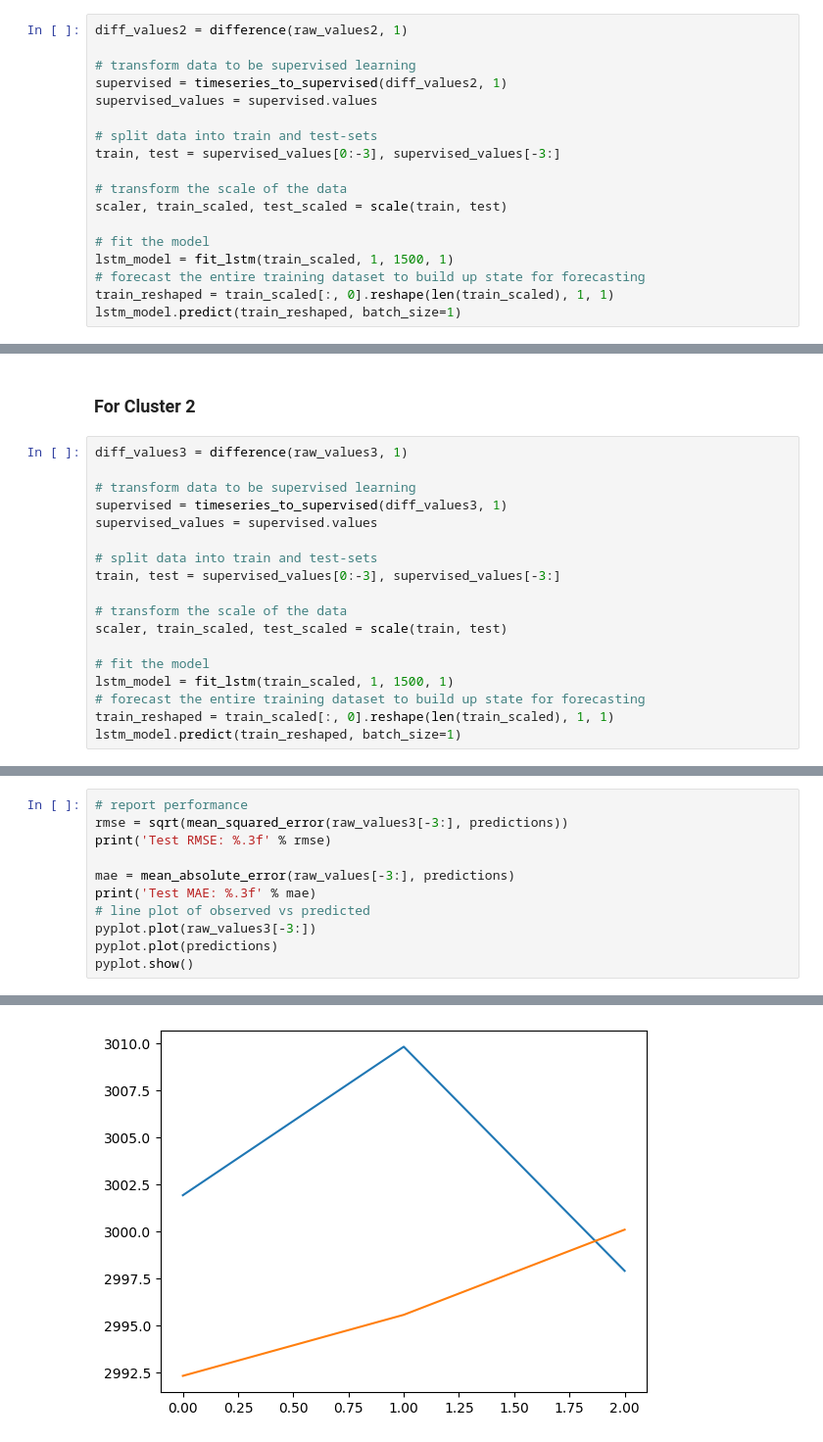
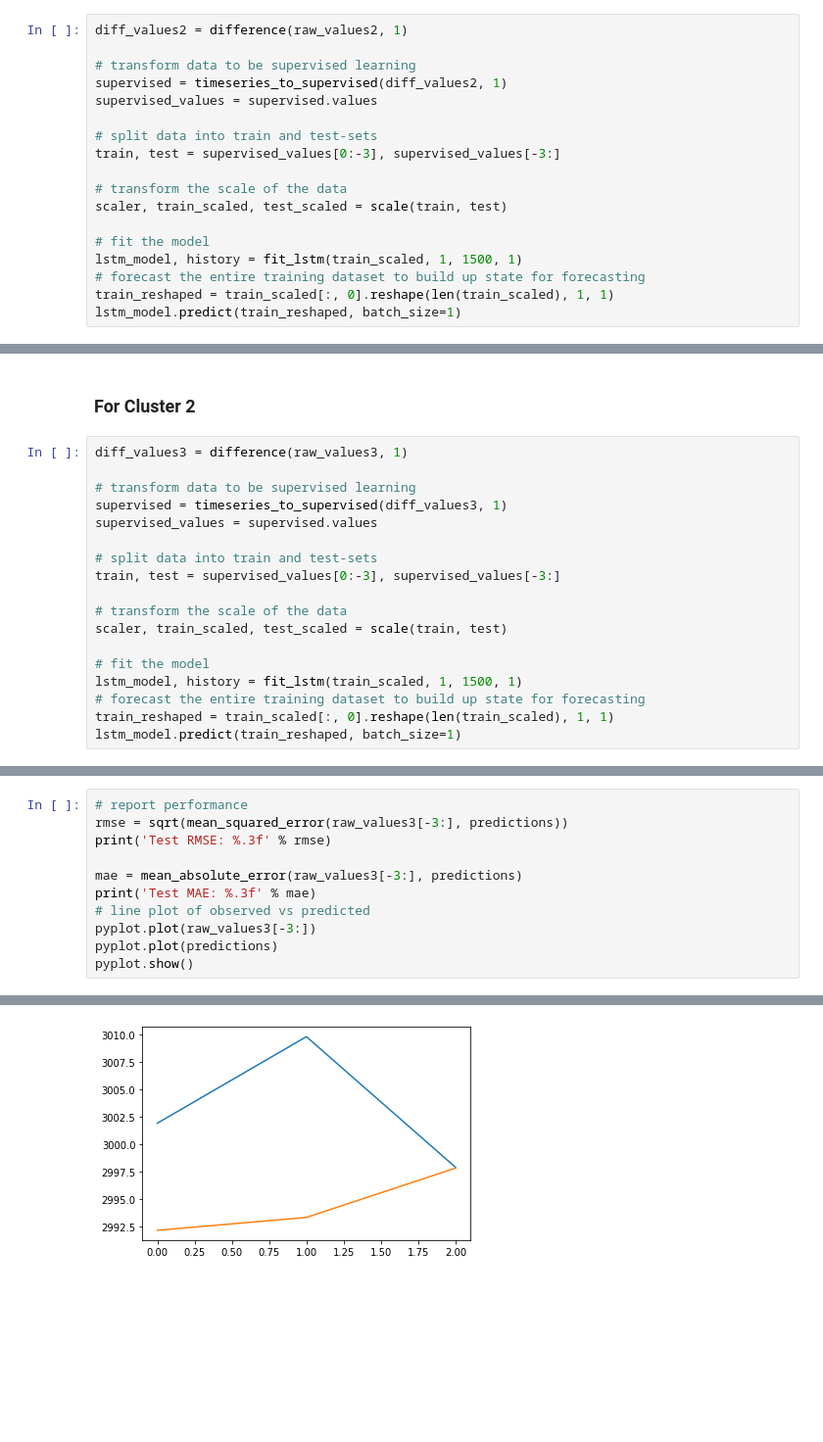
Before and after one commit to sam23121/energy_consumption, a Jupyter notebook: notebooks/time_series_with_LSTM2.ipynb, the cells around one changed output, grey strips where cells are left out. Shown at 98% size. Drawn from its saved outputs; the diff is of its cells as text; blank space fills up the shorter version.

```diff
--- a/notebooks/time_series_with_LSTM2.ipynb
+++ b/notebooks/time_series_with_LSTM2.ipynb
@@ -199,7 +200,7 @@ train, test = supervised_values[0:-3], supervised_values[-3:]
 scaler, train_scaled, test_scaled = scale(train, test)
 
 # fit the model
-lstm_model = fit_lstm(train_scaled, 1, 1500, 1)
+lstm_model, history = fit_lstm(train_scaled, 1, 1500, 1)
 # forecast the entire training dataset to build up state for forecasting
 train_reshaped = train_scaled[:, 0].reshape(len(train_scaled), 1, 1)
 lstm_model.predict(train_reshaped, batch_size=1)
@@ -274,7 +276,7 @@ train, test = supervised_values[0:-3], supervised_values[-3:]
 scaler, train_scaled, test_scaled = scale(train, test)
 
 # fit the model
-lstm_model = fit_lstm(train_scaled, 1, 1500, 1)
+lstm_model, history = fit_lstm(train_scaled, 1, 1500, 1)
 # forecast the entire training dataset to build up state for forecasting
 train_reshaped = train_scaled[:, 0].reshape(len(train_scaled), 1, 1)
 lstm_model.predict(train_reshaped, batch_size=1)
@@ -324,7 +326,7 @@ Month=3, Predicted=3000.089606, Expected=2997.898600
 rmse = sqrt(mean_squared_error(raw_values3[-3:], predictions))
 print('Test RMSE: %.3f' % rmse)
 
-mae = mean_absolute_error(raw_values[-3:], predictions)
+mae = mean_absolute_error(raw_values3[-3:], predictions)
 print('Test MAE: %.3f' % mae)
 # line plot of observed vs predicted
 pyplot.plot(raw_values3[-3:])
@@ -335 +338 @@ Test RMSE: 10.008
-[figure, old version]
+[figure, new version]
```
Also changed, not shown: parts of 9 cells of this notebook, 1 other file.
